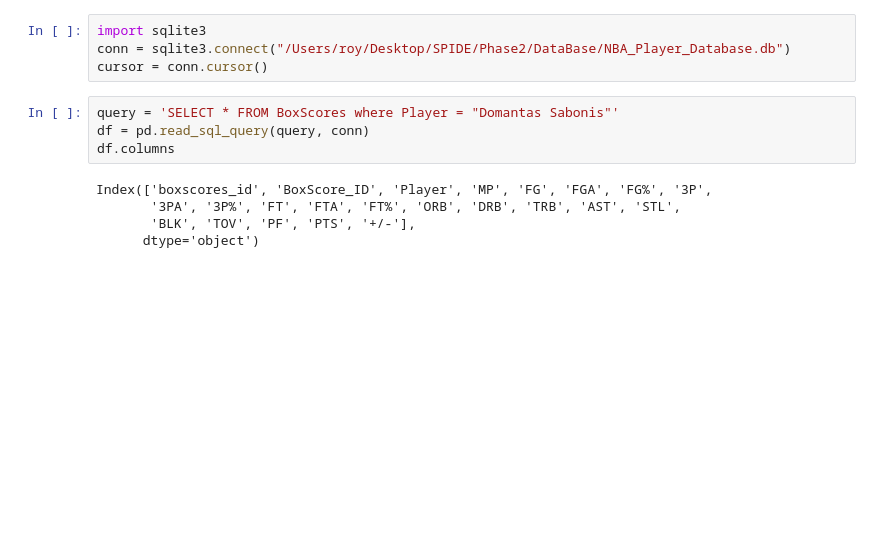
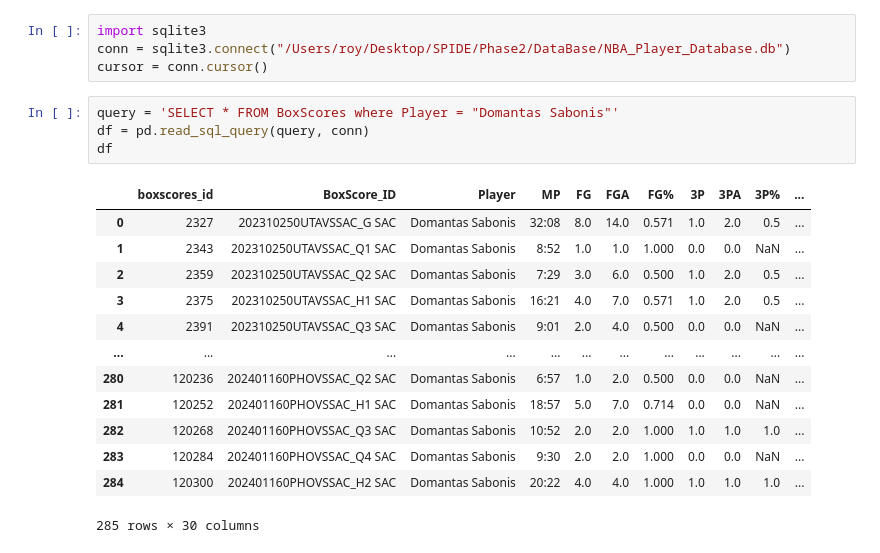
Before and after one commit to Aryan61905/SPIDE, a Jupyter notebook: Phase2/Notebooks/COMBO.ipynb, the cells around one changed output. Cells and saved outputs as stored; diff of their text form; blank space fills up the shorter version.

```diff
--- a/Phase2/Notebooks/COMBO.ipynb
+++ b/Phase2/Notebooks/COMBO.ipynb
@@ -76,9 +76,18 @@ cursor = conn.cursor()
 # %%
 query = 'SELECT * FROM BoxScores where Player = "Domantas Sabonis"'
 df = pd.read_sql_query(query, conn)
-df.columns
+df
 # %% [output]
+|  | boxscores_id | BoxScore_ID | Player | MP | FG | FGA | FG% | 3P | 3PA | 3P% | ... |
+| 0 | 2327 | 202310250UTAVSSAC_G SAC | Domantas Sabonis | 32:08 | 8.0 | 14.0 | 0.571 | 1.0 | 2.0 | 0.5 | ... |
+| 1 | 2343 | 202310250UTAVSSAC_Q1 SAC | Domantas Sabonis | 8:52 | 1.0 | 1.0 | 1.000 | 0.0 | 0.0 | NaN | ... |
+| 2 | 2359 | 202310250UTAVSSAC_Q2 SAC | Domantas Sabonis | 7:29 | 3.0 | 6.0 | 0.500 | 1.0 | 2.0 | 0.5 | ... |
+| 3 | 2375 | 202310250UTAVSSAC_H1 SAC | Domantas Sabonis | 16:21 | 4.0 | 7.0 | 0.571 | 1.0 | 2.0 | 0.5 | ... |
+| 4 | 2391 | 202310250UTAVSSAC_Q3 SAC | Domantas Sabonis | 9:01 | 2.0 | 4.0 | 0.500 | 0.0 | 0.0 | NaN | ... |
+| ... | ... | ... | ... | ... | ... | ... | ... | ... | ... | ... | ... |
+| 280 | 120236 | 202401160PHOVSSAC_Q2 SAC | Domantas Sabonis | 6:57 | 1.0 | 2.0 | 0.500 | 0.0 | 0.0 | NaN | ... |
+| 281 | 120252 | 202401160PHOVSSAC_H1 SAC | Domantas Sabonis | 18:57 | 5.0 | 7.0 | 0.714 | 0.0 | 0.0 | NaN | ... |
+| 282 | 120268 | 202401160PHOVSSAC_Q3 SAC | Domantas Sabonis | 10:52 | 2.0 | 2.0 | 1.000 | 1.0 | 1.0 | 1.0 | ... |
+| 283 | 120284 | 202401160PHOVSSAC_Q4 SAC | Domantas Sabonis | 9:30 | 2.0 | 2.0 | 1.000 | 0.0 | 0.0 | NaN | ... |
+| 284 | 120300 | 202401160PHOVSSAC_H2 SAC | Domantas Sabonis | 20:22 | 4.0 | 4.0 | 1.000 | 1.0 | 1.0 | 1.0 | ... |
-Index(['boxscores_id', 'BoxScore_ID', 'Player', 'MP', 'FG', 'FGA', 'FG%', '3P',
-       '3PA', '3P%', 'FT', 'FTA', 'FT%', 'ORB', 'DRB', 'TRB', 'AST', 'STL',
-       'BLK', 'TOV', 'PF', 'PTS', '+/-'],
-      dtype='object')
+285 rows × 30 columns
```
Also changed, not shown: parts of 3 cells of this notebook, 4 other files.
